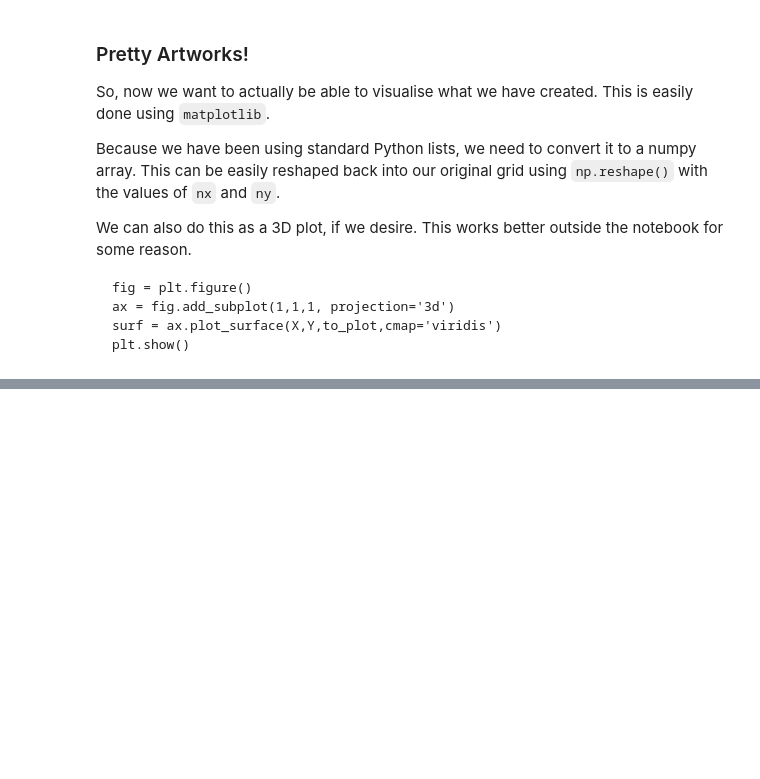
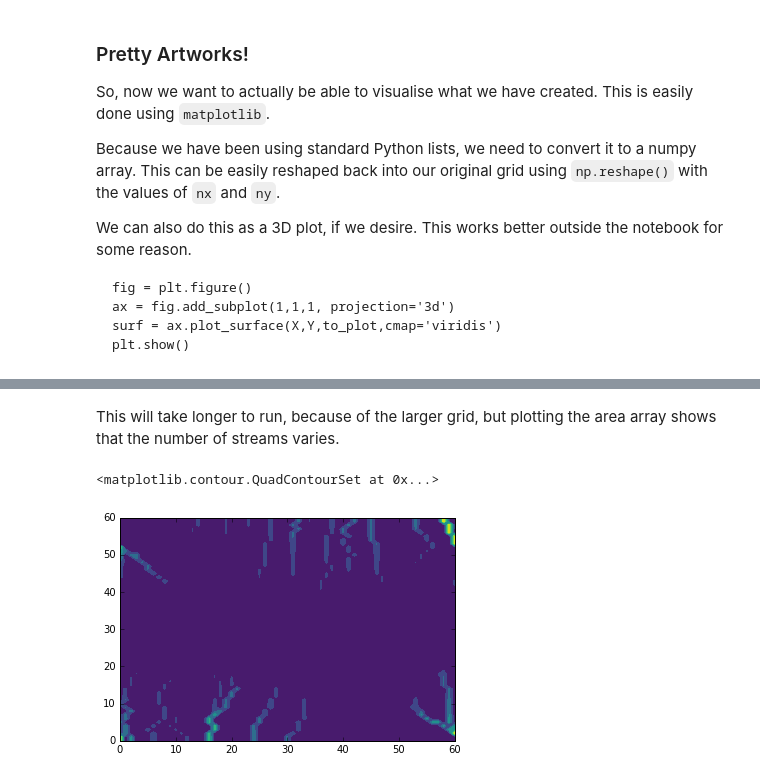
Before and after one commit to mtb-za/landscape_evolution_short_course, a Jupyter notebook: notebooks/FastScape.ipynb, the cells around one changed output, grey strips where cells are left out. Saved outputs shown, nothing was run; the diff lists cells and outputs as text; code cells hidden in the pictures; blank space fills up the shorter version.

```diff
--- a/notebooks/FastScape.ipynb
+++ b/notebooks/FastScape.ipynb
@@ -378 +439,33 @@ plt.contourf(X, Y, to_plot, cmap='viridis')
+# %% [markdown]
+This will take longer to run, because of the larger grid, but plotting the area array shows that the number of streams varies.
+# %%
+nx, ny = 61,61
+nn = nx*ny
+
+np.random.seed(123) #For checking that things are running the same each time.
+h = []
+for i in range(nn):
+    h.append(np.random.random())
+
+for i in range(100):
+    rec_array, length = cyc_receiver(h, nn)
+    num_donors, donors = get_donors(rec_array, nn)
+    stack = get_stack(rec_array, nn)
+    rev_stack = reverse_stack(stack, nn)
+    area = get_area(rev_stack, nn, rec_array)
+    h = cyc_uplift(nx, ny, h, u, dt)
+    h = erode(stack, nn, m, kf, dt, length)
+    #print (max(h), min(h), np.mean(h), np.median(h))
+
+to_plot = np.array(area)
+to_plot = np.reshape(area, (nx,ny))
+x = range(nx)
+y = range(ny)
+
+X, Y = np.meshgrid(x, y)
+
+plt.contourf(X, Y, to_plot, cmap='viridis')
+# %% [output]
+<matplotlib.contour.QuadContourSet at 0x...>
+[figure, added]
 # %% [markdown]
```
Also changed, not shown: parts of 42 cells of this notebook.
